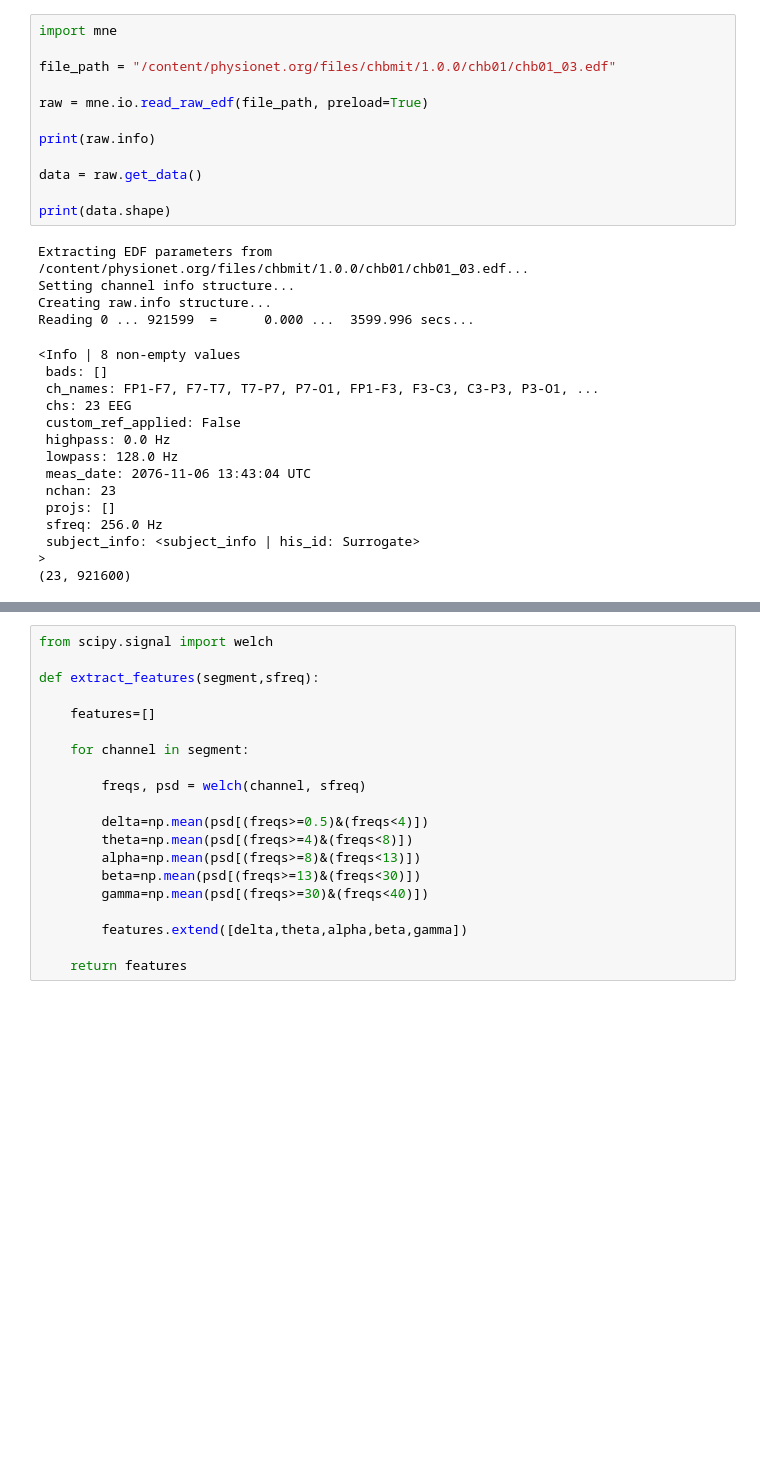
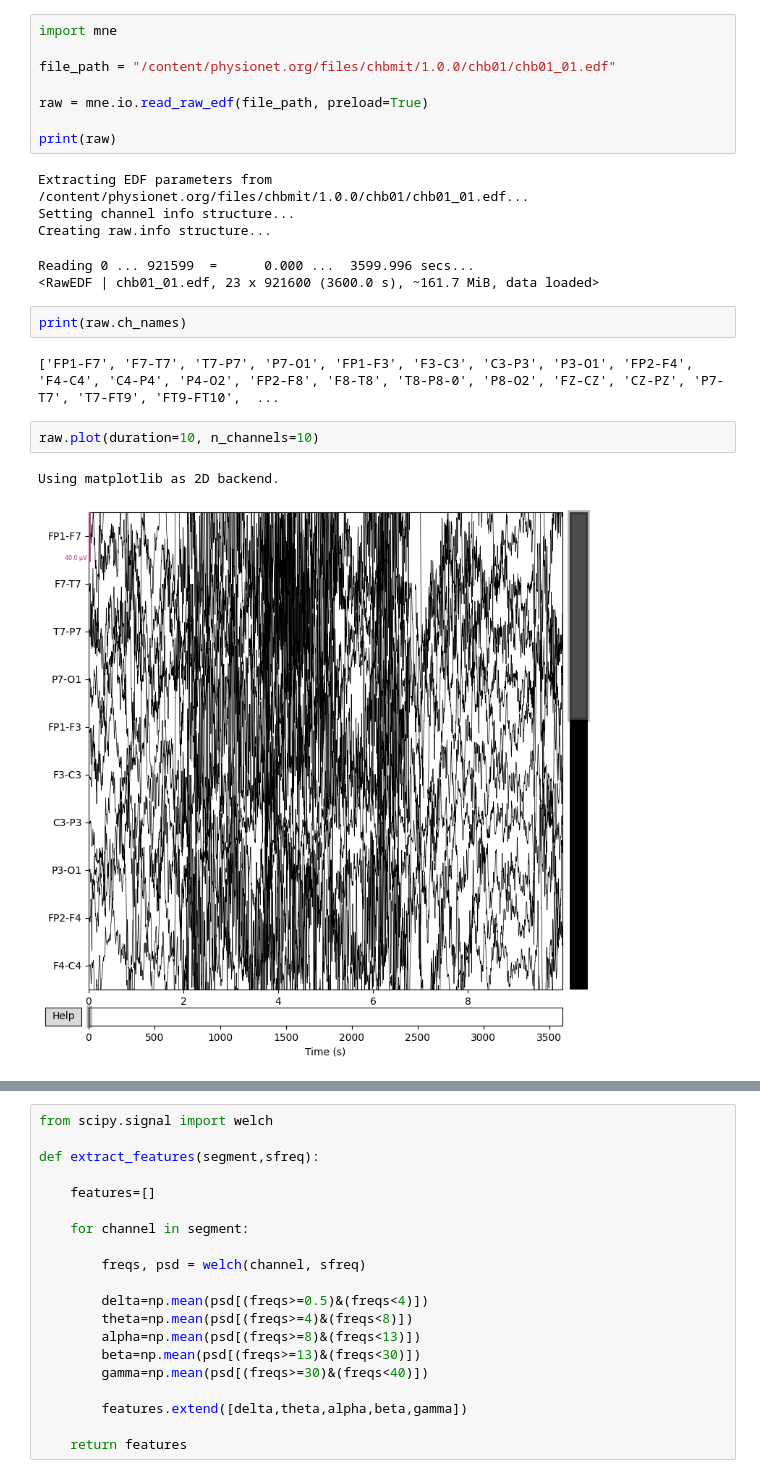
Before and after one commit to ayushanand1010/machine-Learning, a Jupyter notebook: Untitled0.ipynb, the cells around one changed output, grey strips where cells are left out. Saved outputs shown, nothing was run; the diff lists cells and outputs as text; blank space fills up the shorter version.

```diff
--- a/Untitled0.ipynb
+++ b/Untitled0.ipynb
@@ -46,31 +45,23 @@ Requirement already satisfied: scipy in /usr/local/lib/python3.12/dist-packages
 # %%
 import mne
 
-file_path = "/content/physionet.org/files/chbmit/1.0.0/chb01/chb01_03.edf"
+file_path = "/content/physionet.org/files/chbmit/1.0.0/chb01/chb01_01.edf"
 
 raw = mne.io.read_raw_edf(file_path, preload=True)
 
-print(raw.info)
-
-data = raw.get_data()
-
-print(data.shape)
+print(raw)
 # %% [output]
-Extracting EDF parameters from /content/physionet.org/files/chbmit/1.0.0/chb01/chb01_03.edf...
+Extracting EDF parameters from /content/physionet.org/files/chbmit/1.0.0/chb01/chb01_01.edf...
 Setting channel info structure...
 Creating raw.info structure...
-Reading 0 ... 921599  =      0.000 ...  3599.996 secs...
-<Info | 8 non-empty values
- bads: []
- ch_names: FP1-F7, F7-T7, T7-P7, P7-O1, FP1-F3, F3-C3, C3-P3, P3-O1, ...
- chs: 23 EEG
- custom_ref_applied: False
- highpass: 0.0 Hz
- lowpass: 128.0 Hz
- meas_date: 2076-11-06 13:43:04 UTC
- nchan: 23
- projs: []
- sfreq: 256.0 Hz
- subject_info: <subject_info | his_id: Surrogate>
->
-(23, 921600)
+Reading 0 ... 921599  =      0.000 ...  3599.996 secs...
+<RawEDF | chb01_01.edf, 23 x 921600 (3600.0 s), ~161.7 MiB, data loaded>
+# %%
+print(raw.ch_names)
+# %% [output]
+['FP1-F7', 'F7-T7', 'T7-P7', 'P7-O1', 'FP1-F3', 'F3-C3', 'C3-P3', 'P3-O1', 'FP2-F4', 'F4-C4', 'C4-P4', 'P4-O2', 'FP2-F8', 'F8-T8', 'T8-P8-0', 'P8-O2', 'FZ-CZ', 'CZ-PZ', 'P7-T7', 'T7-FT9', 'FT9-FT10',  ...
+# %%
+raw.plot(duration=10, n_channels=10)
+# %% [output]
+Using matplotlib as 2D backend.
+[figure, added]
```
Also changed, not shown: parts of 28 cells of this notebook.
